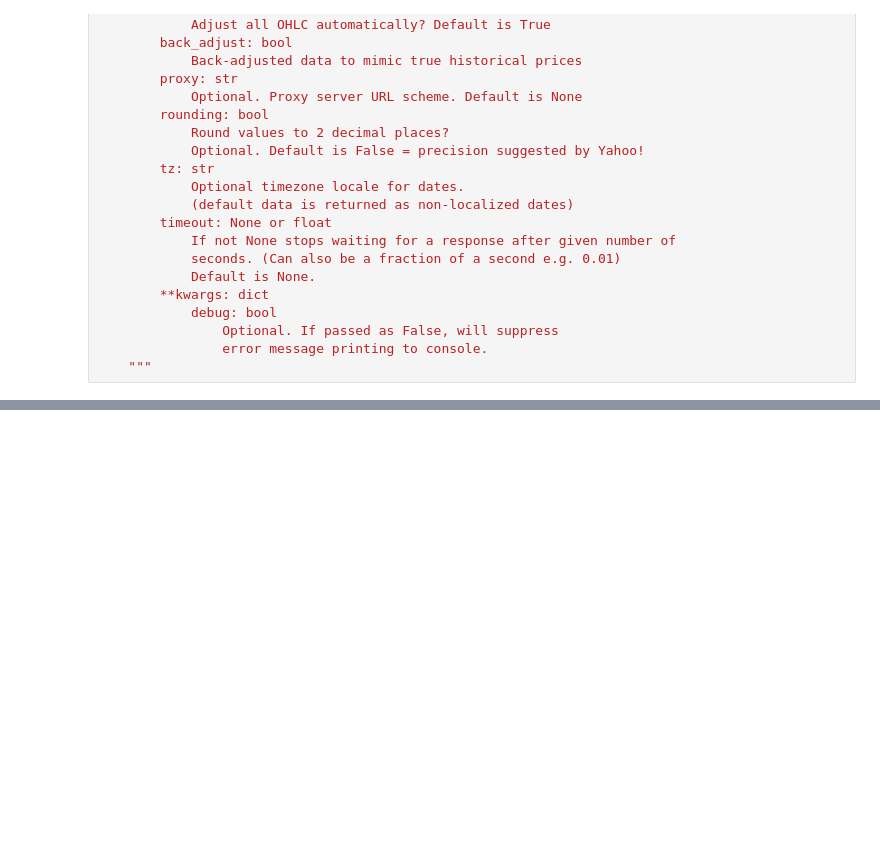
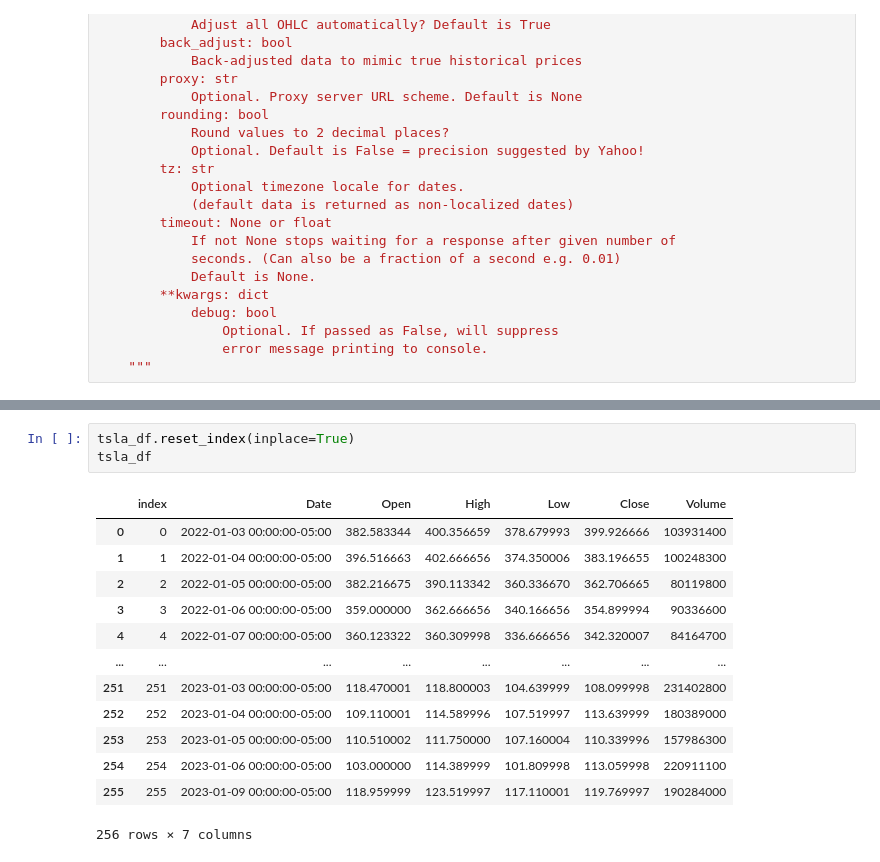
Before and after one commit to Negi97Mohit/Series-7, a Jupyter notebook: trade.ipynb, the cells around one changed output, grey strips where cells are left out. Saved outputs shown, nothing was run; the diff lists cells and outputs as text; blank space fills up the shorter version.

```diff
--- a/trade.ipynb
+++ b/trade.ipynb
@@ -74,0 +85,17 @@ tsla_df.head()
+# %%
+tsla_df.reset_index(inplace=True)
+tsla_df
+# %% [output]
+|  | index | Date | Open | High | Low | Close | Volume |
+| 0 | 0 | 2022-01-03 00:00:00-05:00 | 382.583344 | 400.356659 | 378.679993 | 399.926666 | 103931400 |
+| 1 | 1 | 2022-01-04 00:00:00-05:00 | 396.516663 | 402.666656 | 374.350006 | 383.196655 | 100248300 |
+| 2 | 2 | 2022-01-05 00:00:00-05:00 | 382.216675 | 390.113342 | 360.336670 | 362.706665 | 80119800 |
+| 3 | 3 | 2022-01-06 00:00:00-05:00 | 359.000000 | 362.666656 | 340.166656 | 354.899994 | 90336600 |
+| 4 | 4 | 2022-01-07 00:00:00-05:00 | 360.123322 | 360.309998 | 336.666656 | 342.320007 | 84164700 |
+| ... | ... | ... | ... | ... | ... | ... | ... |
+| 251 | 251 | 2023-01-03 00:00:00-05:00 | 118.470001 | 118.800003 | 104.639999 | 108.099998 | 231402800 |
+| 252 | 252 | 2023-01-04 00:00:00-05:00 | 109.110001 | 114.589996 | 107.519997 | 113.639999 | 180389000 |
+| 253 | 253 | 2023-01-05 00:00:00-05:00 | 110.510002 | 111.750000 | 107.160004 | 110.339996 | 157986300 |
+| 254 | 254 | 2023-01-06 00:00:00-05:00 | 103.000000 | 114.389999 | 101.809998 | 113.059998 | 220911100 |
+| 255 | 255 | 2023-01-09 00:00:00-05:00 | 118.959999 | 123.519997 | 117.110001 | 119.769997 | 190284000 |
+256 rows × 7 columns
```
Also changed, not shown: parts of 7 cells of this notebook, 2 other files.
